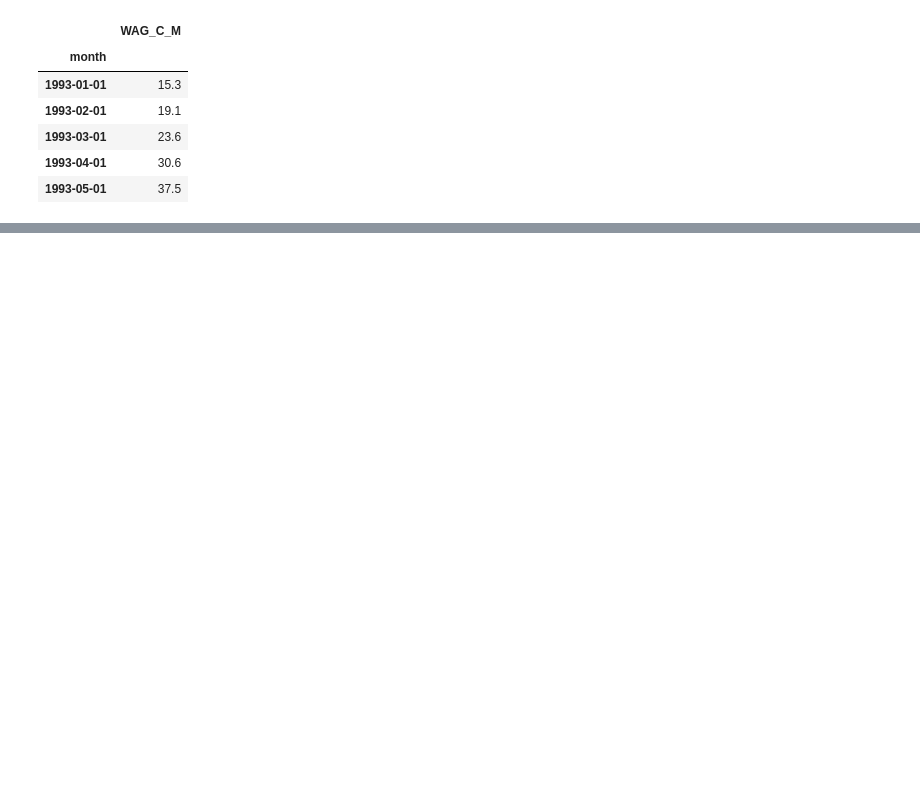
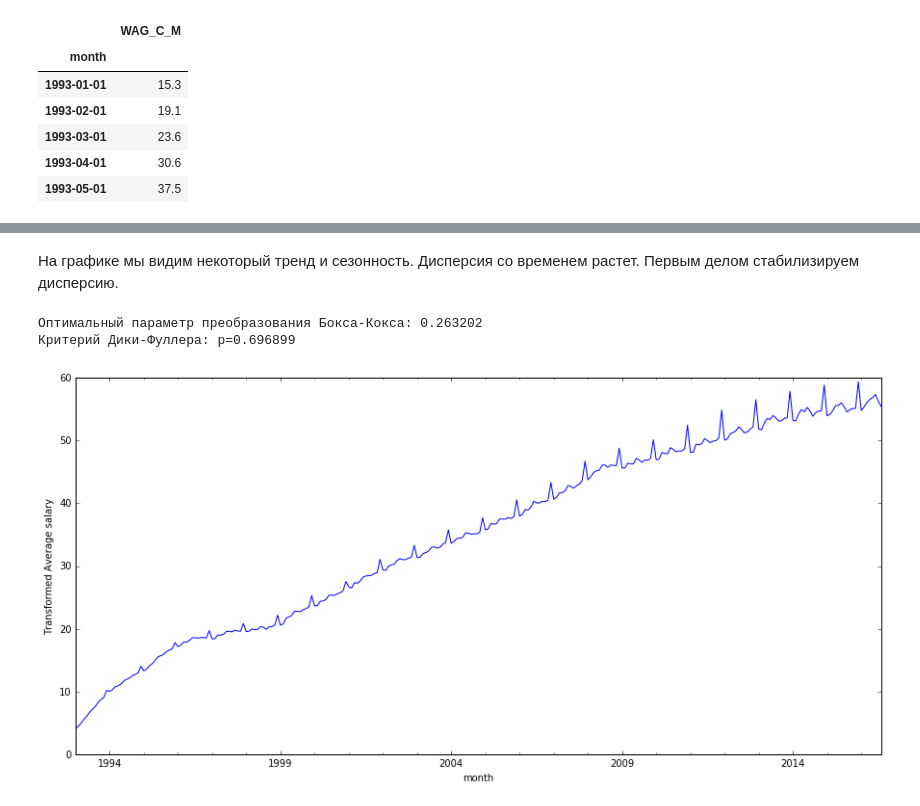
Before and after one commit to senior-sigan/MIPT_MachineLearning_specialization, a Jupyter notebook: 5_data-analysis-applications/week1/task.ipynb, the cells around one changed output, grey strips where cells are left out. Cells and saved outputs as stored; diff of their text form; code cells hidden in the pictures; blank space fills up the shorter version.

```diff
--- a/5_data-analysis-applications/week1/task.ipynb
+++ b/5_data-analysis-applications/week1/task.ipynb
@@ -41,0 +52,15 @@ plt.plot(data)
+# %% [markdown]
+На графике мы видим некоторый тренд и сезонность. Дисперсия со временем растет.
+Первым делом стабилизируем дисперсию.
+# %%
+data['wag_c_m_box'], lmbda = stats.boxcox(data.WAG_C_M)
+plt.figure(figsize(15,7))
+data.wag_c_m_box.plot()
+plt.ylabel('Transformed Average salary')
+
+print("Оптимальный параметр преобразования Бокса-Кокса: %f" % lmbda)
+print("Критерий Дики-Фуллера: p=%f" % sm.tsa.stattools.adfuller(data.wag_c_m_box)[1])
+# %% [output]
+Оптимальный параметр преобразования Бокса-Кокса: 0.263202
+Критерий Дики-Фуллера: p=0.696899
+[figure, added]
```
Also changed, not shown: parts of 26 cells of this notebook, 2 other files.
